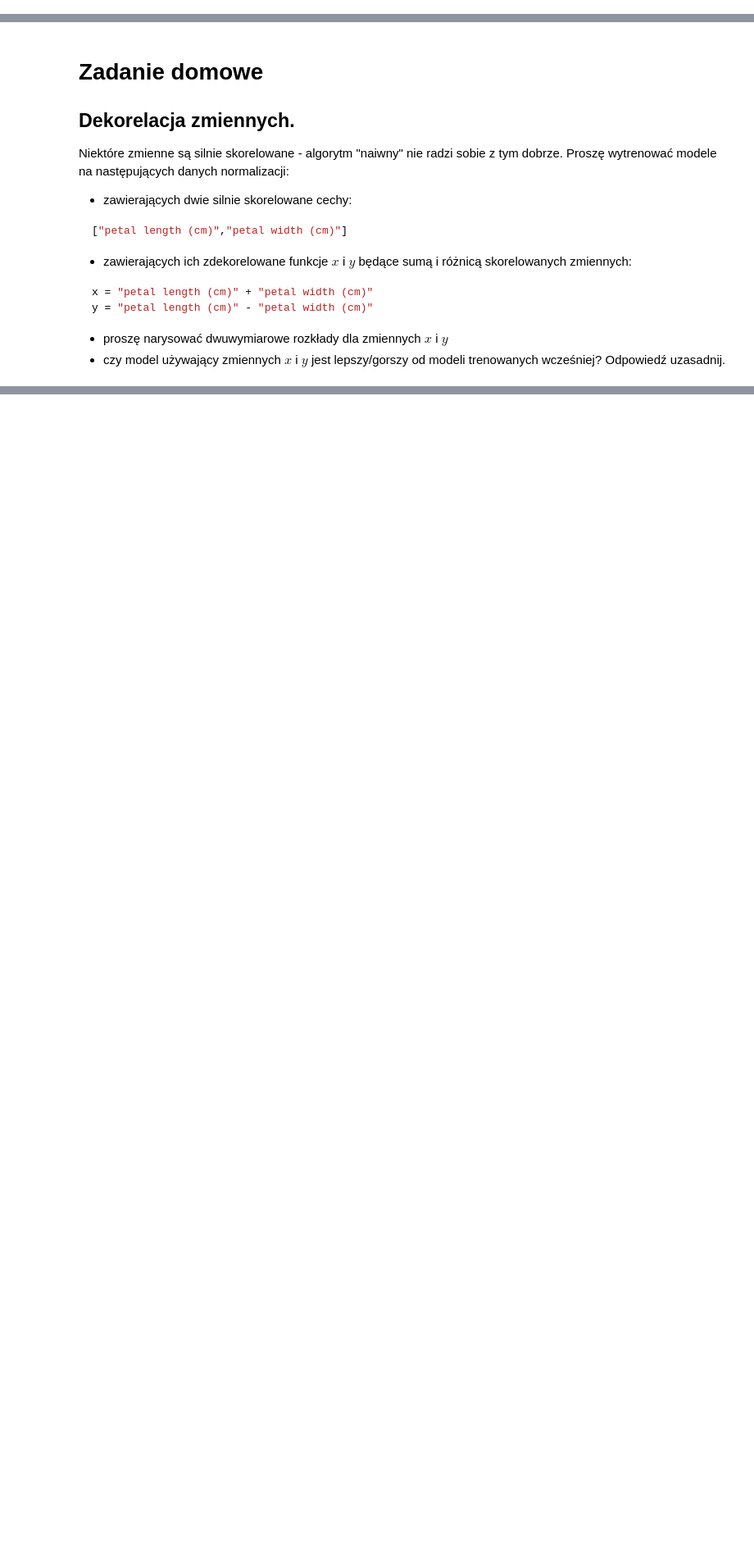
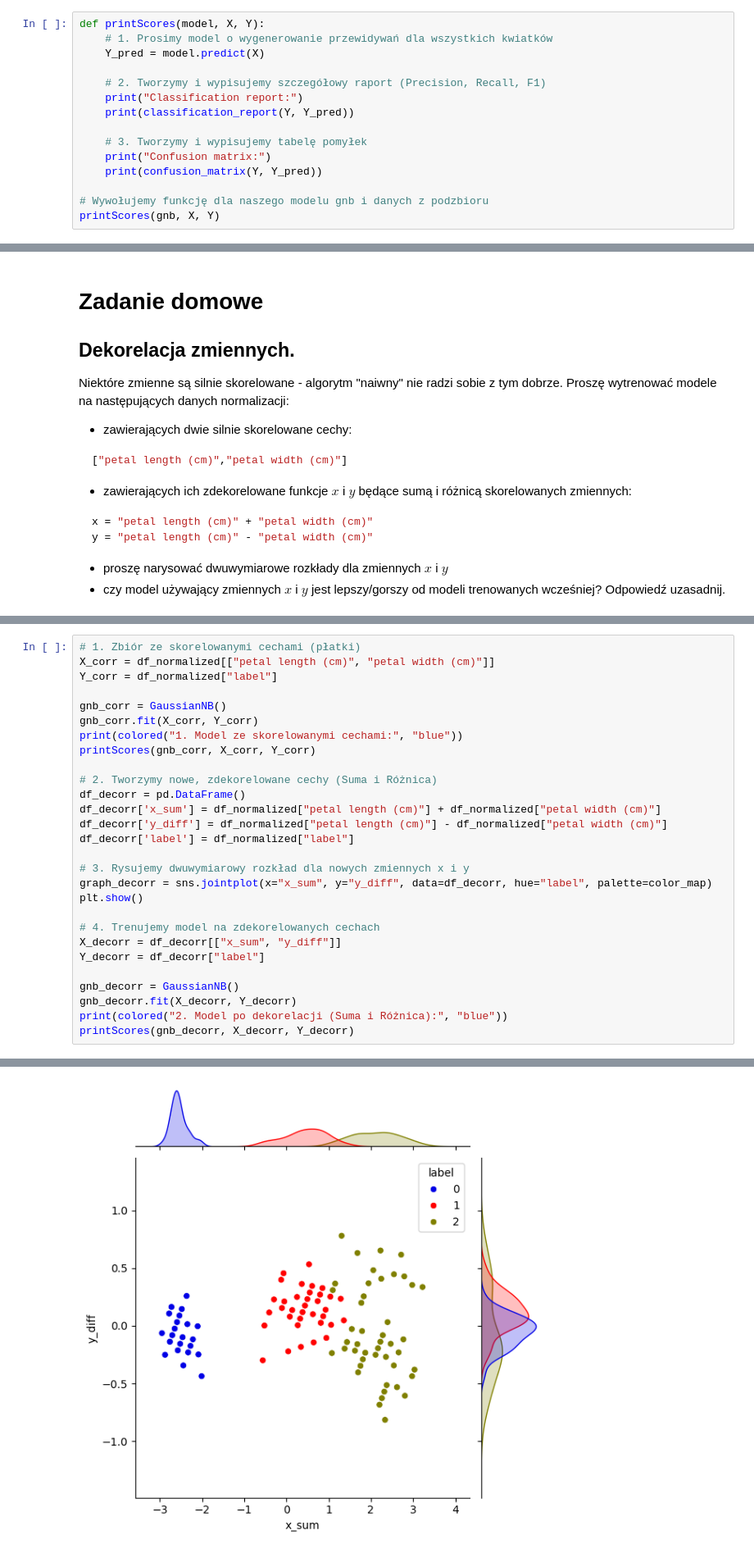
Before and after one commit to js-DigitalSurfer/ML, a Jupyter notebook: 05_Klasyfikator_Bayesa_irysy.ipynb, the cells around one changed output, grey strips where cells are left out. Shown at 82% size. Saved outputs shown, nothing was run; the diff lists cells and outputs as text; blank space fills up the shorter version.

```diff
--- a/05_Klasyfikator_Bayesa_irysy.ipynb
+++ b/05_Klasyfikator_Bayesa_irysy.ipynb
@@ -419,0 +432,15 @@ Confusion matrix:
+# %%
+def printScores(model, X, Y):
+    # 1. Prosimy model o wygenerowanie przewidywań dla wszystkich kwiatków
+    Y_pred = model.predict(X)
+
+    # 2. Tworzymy i wypisujemy szczegółowy raport (Precision, Recall, F1)
+    print("Classification report:")
+    print(classification_report(Y, Y_pred))
+
+    # 3. Tworzymy i wypisujemy tabelę pomyłek
+    print("Confusion matrix:")
+    print(confusion_matrix(Y, Y_pred))
+
+# Wywołujemy funkcję dla naszego modelu gnb i danych z podzbioru
+printScores(gnb, X, Y)
@@ -532,0 +571,29 @@ Confusion matrix:
+# %%
+# 1. Zbiór ze skorelowanymi cechami (płatki)
+X_corr = df_normalized[["petal length (cm)", "petal width (cm)"]]
+Y_corr = df_normalized["label"]
+
+gnb_corr = GaussianNB()
+gnb_corr.fit(X_corr, Y_corr)
+print(colored("1. Model ze skorelowanymi cechami:", "blue"))
+printScores(gnb_corr, X_corr, Y_corr)
+
+# 2. Tworzymy nowe, zdekorelowane cechy (Suma i Różnica)
+df_decorr = pd.DataFrame()
+df_decorr['x_sum'] = df_normalized["petal length (cm)"] + df_normalized["petal width (cm)"]
+df_decorr['y_diff'] = df_normalized["petal length (cm)"] - df_normalized["petal width (cm)"]
+df_decorr['label'] = df_normalized["label"]
+
+# 3. Rysujemy dwuwymiarowy rozkład dla nowych zmiennych x i y
+graph_decorr = sns.jointplot(x="x_sum", y="y_diff", data=df_decorr, hue="label", palette=color_map)
+plt.show()
+
+# 4. Trenujemy model na zdekorelowanych cechach
+X_decorr = df_decorr[["x_sum", "y_diff"]]
+Y_decorr = df_decorr["label"]
+
+gnb_decorr = GaussianNB()
+gnb_decorr.fit(X_decorr, Y_decorr)
+print(colored("2. Model po dekorelacji (Suma i Różnica):", "blue"))
+printScores(gnb_decorr, X_decorr, Y_decorr)
+# %% [output]
@@ -532,0 +616 @@ Confusion matrix:
+[figure, added]
```
Also changed, not shown: parts of 18 cells of this notebook.
